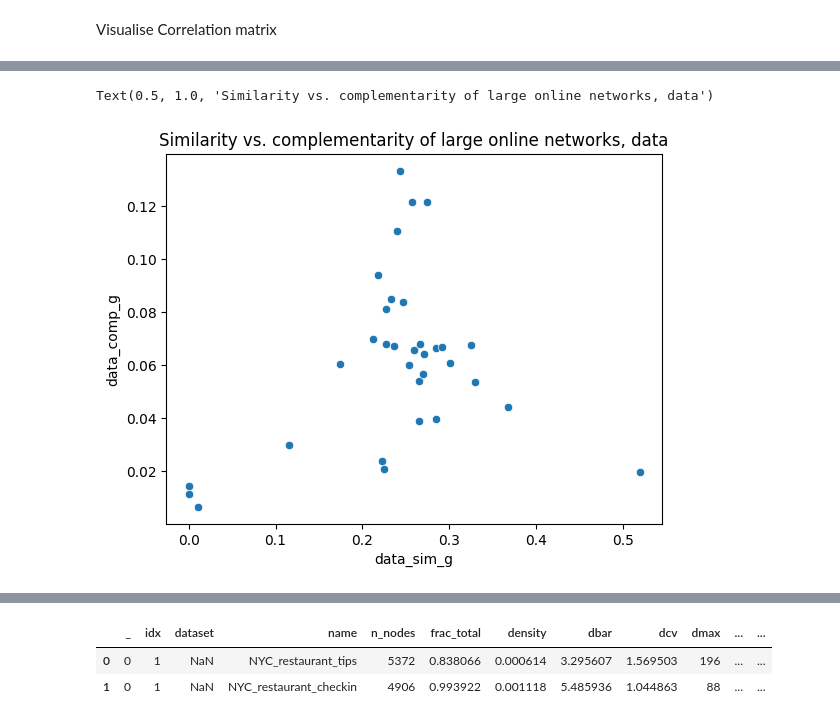
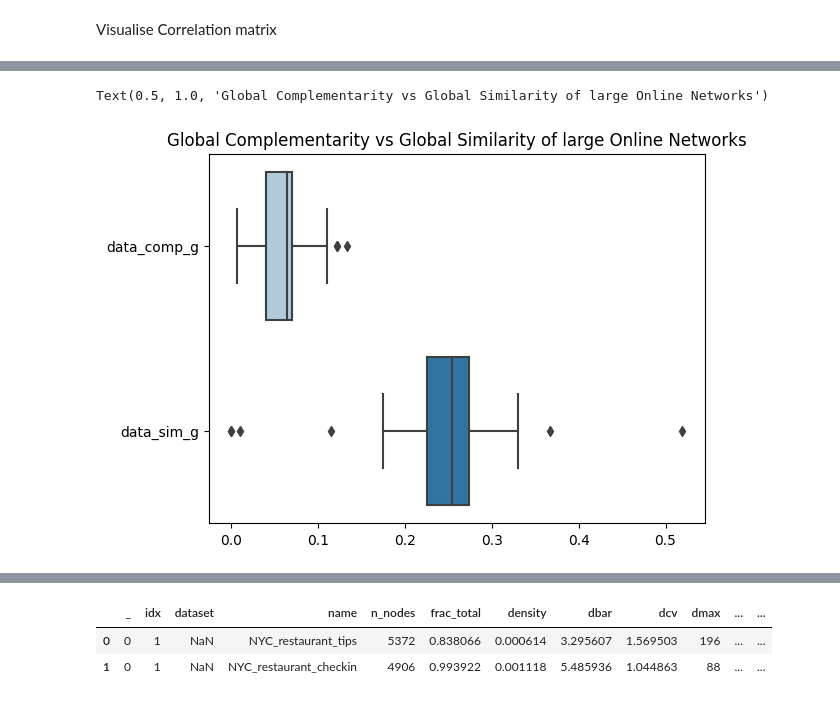
Before and after one commit to alenfrey/uzh-network-science-project, a Jupyter notebook: code/visualise_results_large_online.ipynb, the cells around one changed output, grey strips where cells are left out. Drawn from its saved outputs; the diff is of its cells as text; code cells hidden in the pictures.

```diff
--- a/code/visualise_results_large_online.ipynb
+++ b/code/visualise_results_large_online.ipynb
@@ -130,6 +74,6 @@ Text(0.5, 1.0, 'Global complementarity of large online networks, data vs. null m
 # %%
-sns.scatterplot(data=df, x="data_sim_g", y="data_comp_g")
-plt.title("Similarity vs. complementarity of large online networks, data")
+sns.boxplot(data=df[["data_comp_g", "data_sim_g"]], orient="h", palette="Paired")
+plt.title("Global Complementarity vs Global Similarity of large Online Networks")
 # %% [output]
-Text(0.5, 1.0, 'Similarity vs. complementarity of large online networks, data')
+Text(0.5, 1.0, 'Global Complementarity vs Global Similarity of large Online Networks')
-[figure, old version]
+[figure, new version]
```
Also changed, not shown: parts of 21 cells of this notebook, 11 other files.
